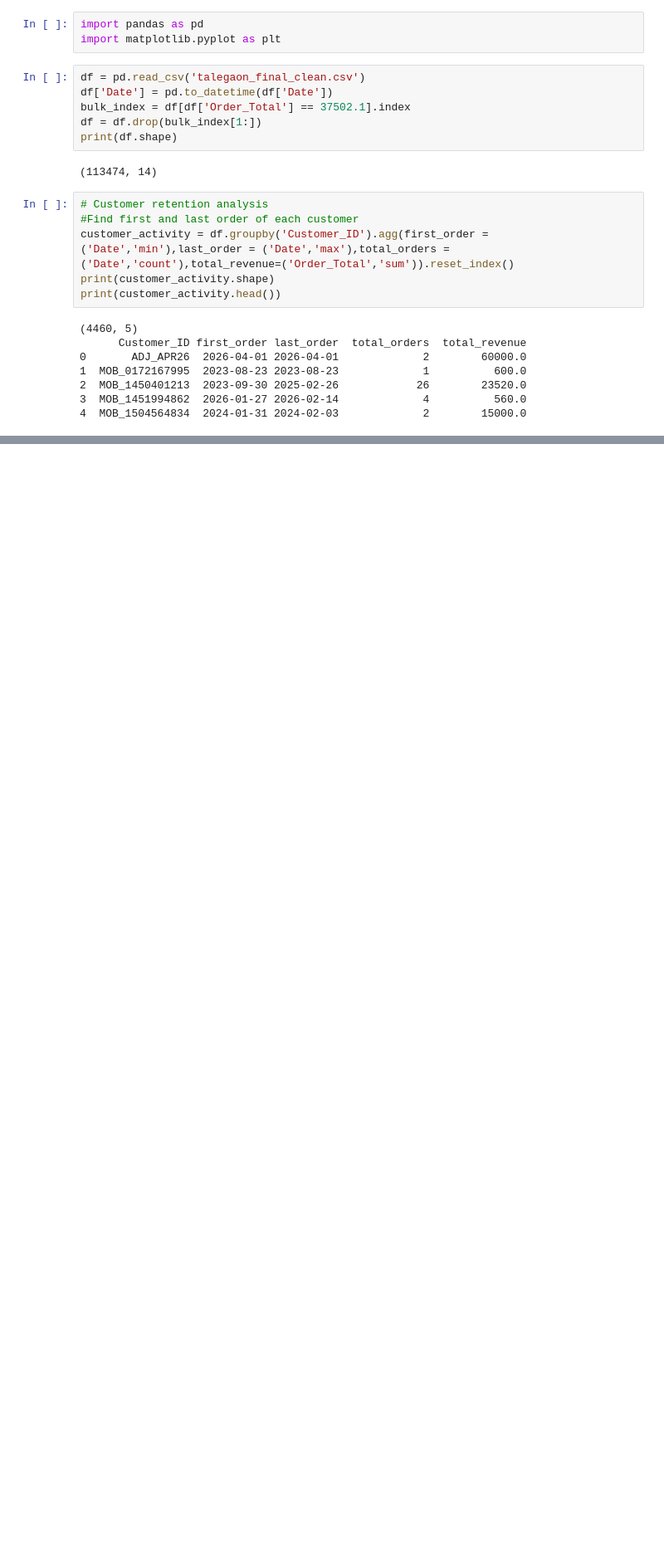
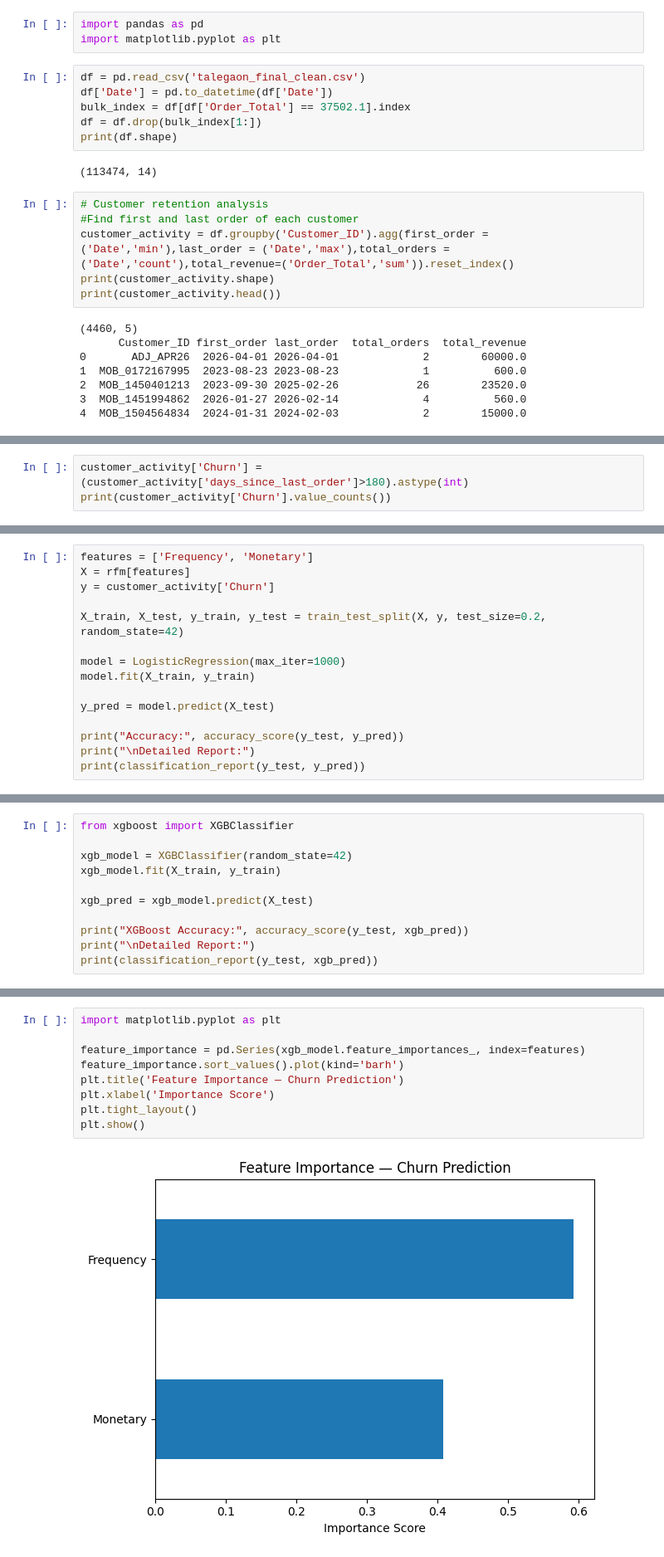
Before and after one commit to AstralDataScience/talegaon-farms-sales-analysis, a Jupyter notebook: Untitled.ipynb, the cells around one changed output, grey strips where cells are left out. Shown at 83% size. Drawn from its saved outputs; the diff is of its cells as text; blank space fills up the shorter version.

```diff
--- a/Untitled.ipynb
+++ b/Untitled.ipynb
@@ -317,0 +418,3 @@ latest_date = df['Date'].max()
+# %%
+customer_activity['Churn'] = (customer_activity['days_since_last_order']>180).astype(int)
+print(customer_activity['Churn'].value_counts())
@@ -317,0 +477,15 @@ latest_date = df['Date'].max()
+# %%
+features = ['Frequency', 'Monetary']
+X = rfm[features]
+y = customer_activity['Churn']
+
+X_train, X_test, y_train, y_test = train_test_split(X, y, test_size=0.2, random_state=42)
+
+model = LogisticRegression(max_iter=1000)
+model.fit(X_train, y_train)
+
+y_pred = model.predict(X_test)
+
+print("Accuracy:", accuracy_score(y_test, y_pred))
+print("\nDetailed Report:")
+print(classification_report(y_test, y_pred))
@@ -317,0 +526,11 @@ latest_date = df['Date'].max()
+# %%
+from xgboost import XGBClassifier
+
+xgb_model = XGBClassifier(random_state=42)
+xgb_model.fit(X_train, y_train)
+
+xgb_pred = xgb_model.predict(X_test)
+
+print("XGBoost Accuracy:", accuracy_score(y_test, xgb_pred))
+print("\nDetailed Report:")
+print(classification_report(y_test, xgb_pred))
@@ -317,0 +549,11 @@ latest_date = df['Date'].max()
+# %%
+import matplotlib.pyplot as plt
+
+feature_importance = pd.Series(xgb_model.feature_importances_, index=features)
+feature_importance.sort_values().plot(kind='barh')
+plt.title('Feature Importance — Churn Prediction')
+plt.xlabel('Importance Score')
+plt.tight_layout()
+plt.show()
+# %% [output]
+[figure, added]
```
Also changed, not shown: parts of 12 cells of this notebook.
